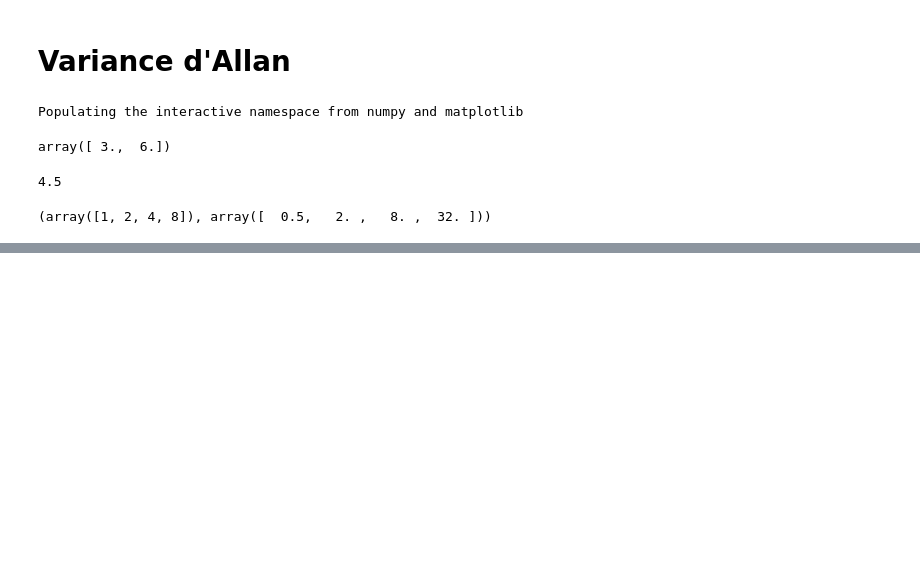
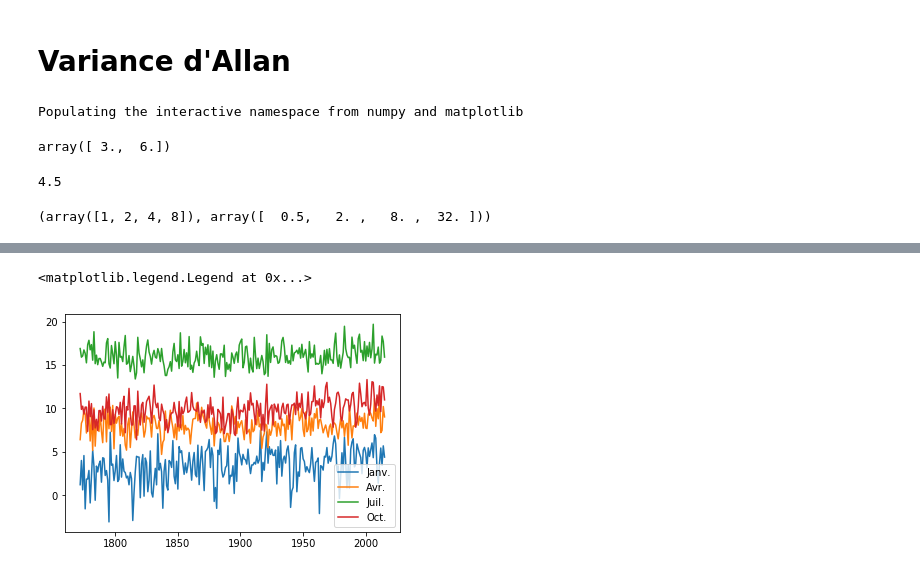
Before and after one commit to clade/Lumi2017, a Jupyter notebook: variance_allan/correction.ipynb, the cells around one changed output, grey strips where cells are left out. Cells and saved outputs as stored; diff of their text form; code cells hidden in the pictures; blank space fills up the shorter version.

```diff
--- a/variance_allan/correction.ipynb
+++ b/variance_allan/correction.ipynb
@@ -58,0 +59,15 @@ xlim(0, 1000)
+# %%
+data = loadtxt('temperature_londres.dat')
+annees = data[:,0]
+janvier = data[:,1]
+avril = data[:,4]
+juillet = data[:,7]
+octobre = data[:,10]
+plot(annees, janvier, label='Janv.')
+plot(annees, avril, label='Avr.')
+plot(annees, juillet, label='Juil.')
+plot(annees, octobre, label='Oct.')
+legend()
+# %% [output]
+<matplotlib.legend.Legend at 0x...>
+[figure, added]
```
Also changed, not shown: parts of 5 cells of this notebook, 5 other files.
